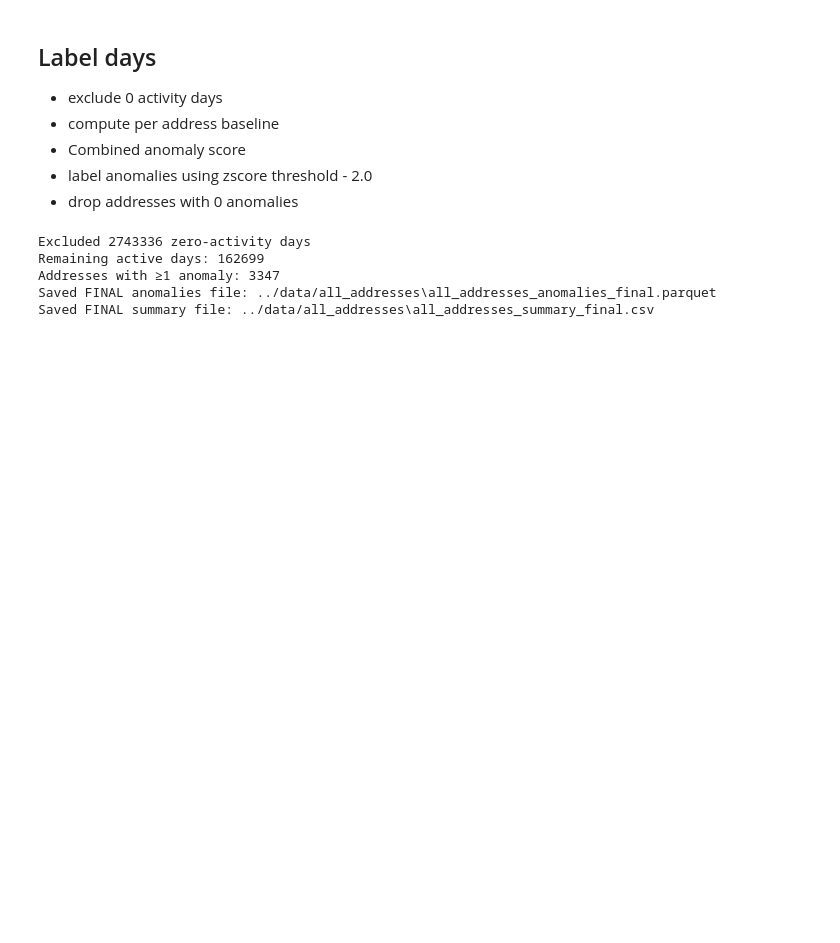
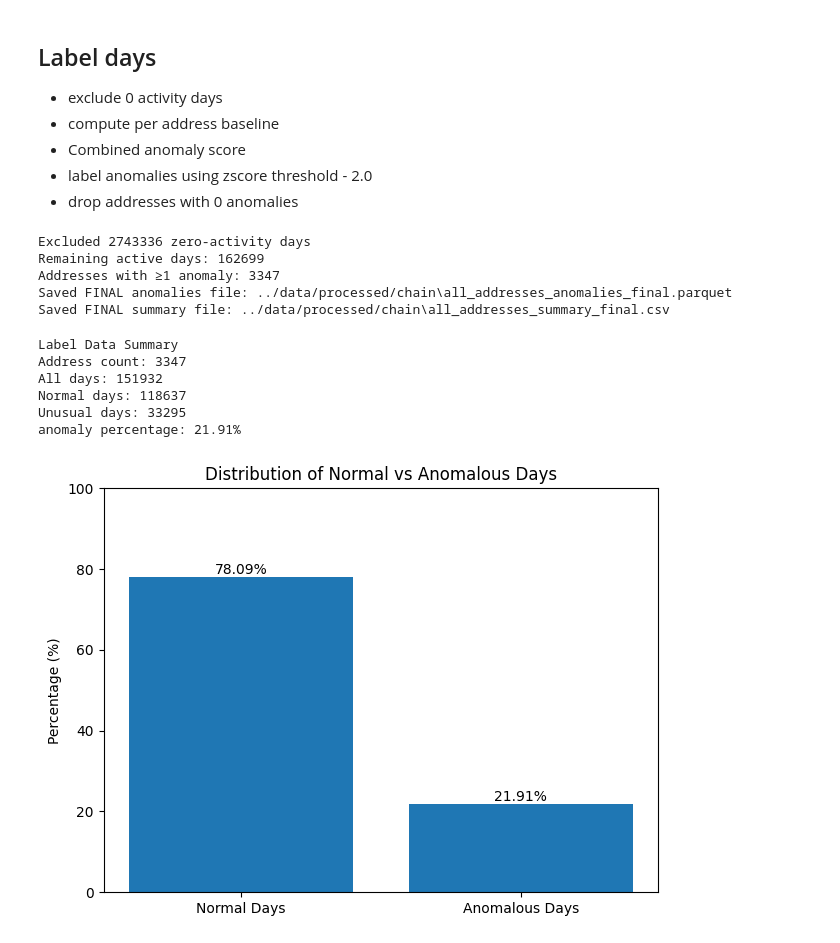
Before and after one commit to NileshFdo/FuseChain-FYP, a Jupyter notebook: ml_pipeline/notebooks/label_days.ipynb, the cells around one changed output. Saved outputs shown, nothing was run; the diff lists cells and outputs as text; code cells hidden in the pictures; blank space fills up the shorter version.

Commit message:
format label_days.ipynb

```diff
--- a/ml_pipeline/notebooks/label_days.ipynb
+++ b/ml_pipeline/notebooks/label_days.ipynb
@@ -92,9 +123,6 @@ Remaining active days: 162699
 * label anomalies using zscore threshold - 2.0
 * drop addresses with 0 anomalies
 # %%
-import os
-import pandas as pd
-
 key_features = [
     'normal_sent_cnt', 'normal_recv_cnt', 'normal_total_cnt',
     'eth_sent_sum', 'eth_recv_sum', 'eth_net_flow',
@@ -103,7 +131,7 @@ key_features = [
 ]
 
 threshold = 2.0
-output_folder = "../data/all_addresses"
+output_folder = "../data/processed/chain"
 os.makedirs(output_folder, exist_ok=True)
 
 # Exclude zero-activity days
@@ -157,5 +185,59 @@ print(f"Saved FINAL summary file: {summary_file}")
 Excluded 2743336 zero-activity days
 Remaining active days: 162699
 Addresses with ≥1 anomaly: 3347
-Saved FINAL anomalies file: ../data/all_addresses\all_addresses_anomalies_final.parquet
-Saved FINAL summary file: ../data/all_addresses\all_addresses_summary_final.csv
+Saved FINAL anomalies file: ../data/processed/chain\all_addresses_anomalies_final.parquet
+Saved FINAL summary file: ../data/processed/chain\all_addresses_summary_final.csv
+# %%
+label_data = pd.read_csv("../data/processed/chain/all_addresses_summary_final.csv")
+
+address_count = label_data["address"].nunique()
+all_days = label_data["total_active_days"].sum()
+unusual_days = label_data["anomaly_days"].sum()
+
+normal_days = all_days - unusual_days
+unusual_percentage = (unusual_days / all_days) * 100 if all_days > 0 else 0
+
+print("Label Data Summary")
+print(f"Address count: {address_count}")
+print(f"All days: {all_days}")
+print(f"Normal days: {normal_days}")
+print(f"Unusual days: {unusual_days}")
+print(f"anomaly percentage: {unusual_percentage:.2f}%")
+# %% [output]
+Label Data Summary
+Address count: 3347
+All days: 151932
+Normal days: 118637
+Unusual days: 33295
+anomaly percentage: 21.91%
+# %%
+anomalous_pct = unusual_percentage
+normal_pct = 100 - anomalous_pct
+
+labels = ['Normal Days', 'Anomalous Days']
+values = [normal_pct, anomalous_pct]
+
+plt.figure()
+
+bars = plt.bar(labels, values)
+
+plt.ylabel('Percentage (%)')
+plt.title('Distribution of Normal vs Anomalous Days')
+
+plt.ylim(0, 100)
+
+for bar in bars:
+    height = bar.get_height()
+    plt.text(
+        bar.get_x() + bar.get_width() / 2,
+        height,
+        f'{height:.2f}%',
+        ha='center',
+        va='bottom'
+    )
+
+plt.tight_layout()
+plt.savefig('anomaly_percentage', dpi=300)
+plt.show()
+# %% [output]
+[figure, added]
```
Also changed, not shown: parts of 3 cells of this notebook.
